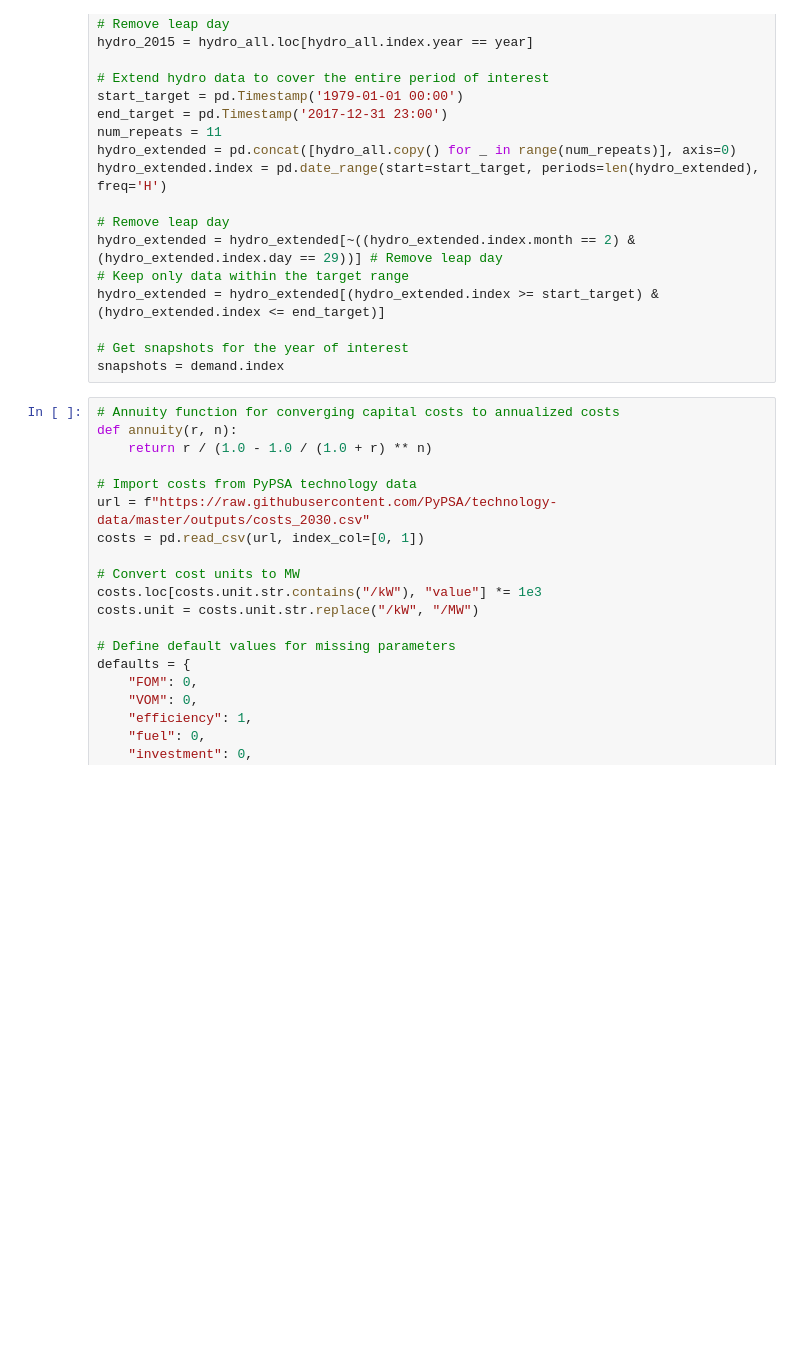
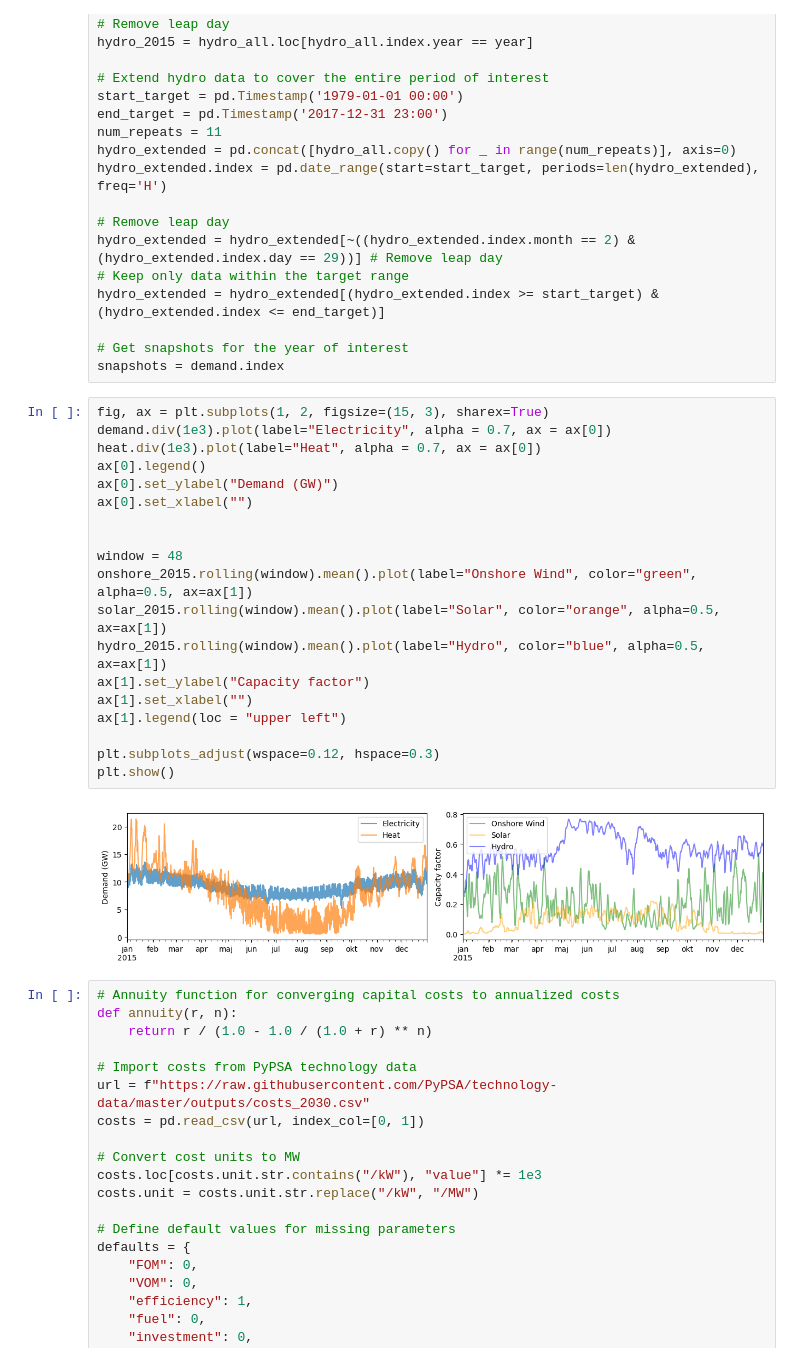
Before and after one commit to NicolineSimoneDTU/Integrated_Project, a Jupyter notebook: project.ipynb, the cells around one changed output. Saved outputs shown, nothing was run; the diff lists cells and outputs as text; blank space fills up the shorter version.

Commit message:
Merged to include my plots

```diff
--- a/project.ipynb
+++ b/project.ipynb
@@ -74,6 +67,27 @@ hydro_extended = hydro_extended[(hydro_extended.index >= start_target) & (hydro_
 
 # Get snapshots for the year of interest
 snapshots = demand.index
+# %%
+fig, ax = plt.subplots(1, 2, figsize=(15, 3), sharex=True)
+demand.div(1e3).plot(label="Electricity", alpha = 0.7, ax = ax[0])
+heat.div(1e3).plot(label="Heat", alpha = 0.7, ax = ax[0])
+ax[0].legend()
+ax[0].set_ylabel("Demand (GW)")
+ax[0].set_xlabel("")
+
+
+window = 48
+onshore_2015.rolling(window).mean().plot(label="Onshore Wind", color="green", alpha=0.5, ax=ax[1])
+solar_2015.rolling(window).mean().plot(label="Solar", color="orange", alpha=0.5, ax=ax[1])
+hydro_2015.rolling(window).mean().plot(label="Hydro", color="blue", alpha=0.5, ax=ax[1])
+ax[1].set_ylabel("Capacity factor")
+ax[1].set_xlabel("")
+ax[1].legend(loc = "upper left")
+
+plt.subplots_adjust(wspace=0.12, hspace=0.3)
+plt.show()
+# %% [output]
+[figure, added]
 # %%
 # Annuity function for converging capital costs to annualized costs
 def annuity(r, n):
```
Also changed, not shown: parts of 9 cells of this notebook.
